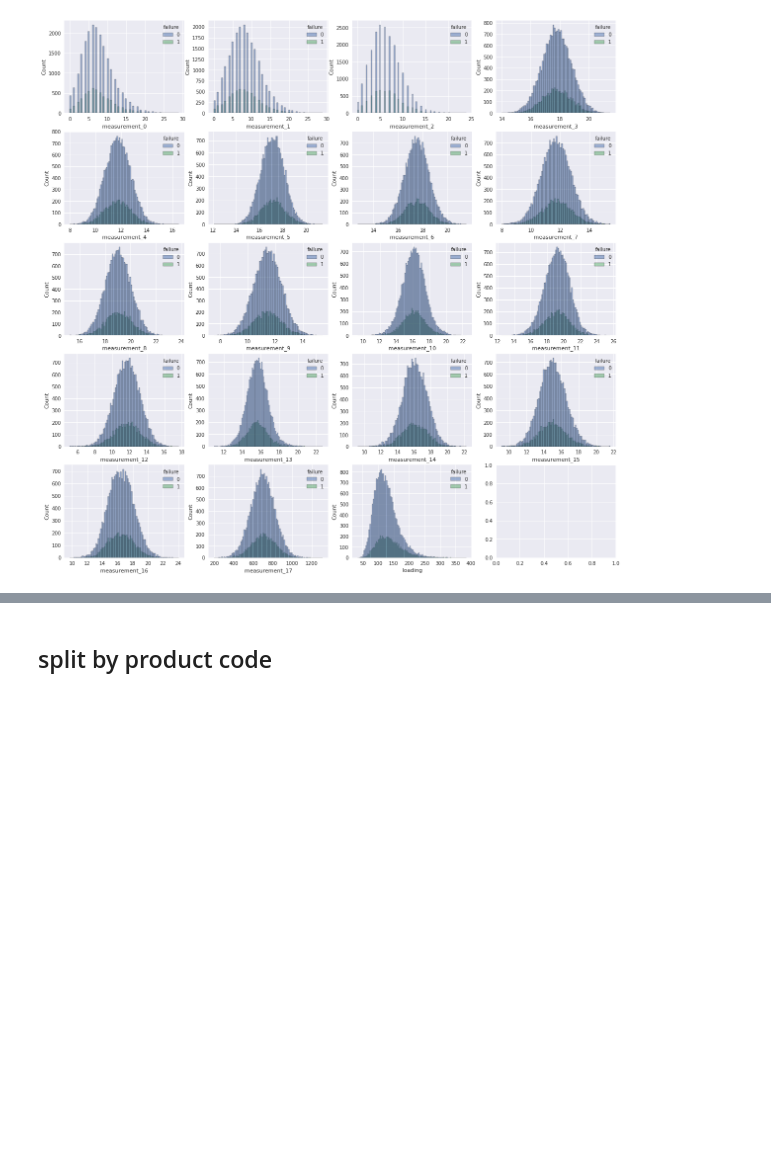
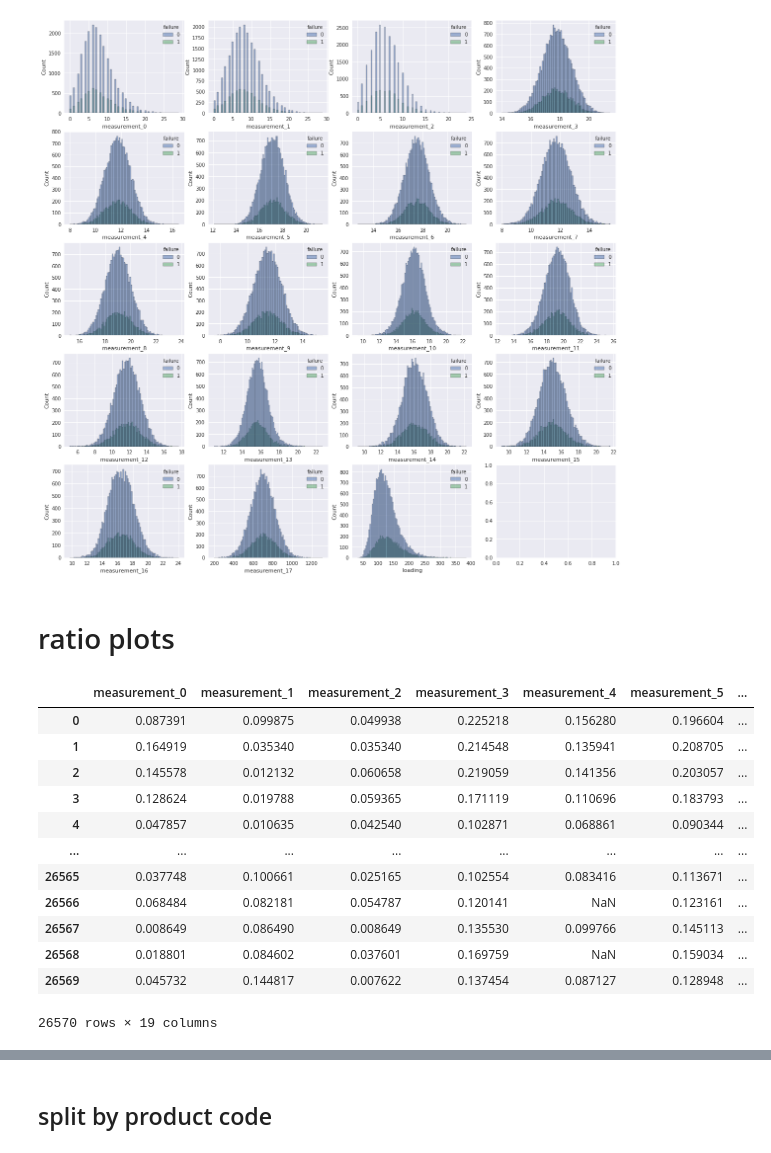
Before and after one commit to sdysch/kaggle, a Jupyter notebook: tps-aug-2022.ipynb, the cells around one changed output, grey strips where cells are left out. Cells and saved outputs as stored; diff of their text form; code cells hidden in the pictures; blank space fills up the shorter version.

```diff
--- a/tps-aug-2022.ipynb
+++ b/tps-aug-2022.ipynb
@@ -130,3 +130,28 @@ ax = ax.reshape(nrows, ncols)
 fig.show()
 # %% [output]
 [figure]
+# %% [markdown]
+# ratio plots
+# %%
+meas_cols = [f'measurement_{i}' for i in range(18)]
+meas_cols.extend(['failure'])
+df_train_copy = df_train[meas_cols].copy(deep=True)
+for var in df_train_copy.columns:
+    if var == 'failure':
+        continue
+    df_train_copy[var] /= df_train['loading']
+df_train_copy
+# %% [output]
+|  | measurement_0 | measurement_1 | measurement_2 | measurement_3 | measurement_4 | measurement_5 | ... |
+| 0 | 0.087391 | 0.099875 | 0.049938 | 0.225218 | 0.156280 | 0.196604 | ... |
+| 1 | 0.164919 | 0.035340 | 0.035340 | 0.214548 | 0.135941 | 0.208705 | ... |
+| 2 | 0.145578 | 0.012132 | 0.060658 | 0.219059 | 0.141356 | 0.203057 | ... |
+| 3 | 0.128624 | 0.019788 | 0.059365 | 0.171119 | 0.110696 | 0.183793 | ... |
+| 4 | 0.047857 | 0.010635 | 0.042540 | 0.102871 | 0.068861 | 0.090344 | ... |
+| ... | ... | ... | ... | ... | ... | ... | ... |
+| 26565 | 0.037748 | 0.100661 | 0.025165 | 0.102554 | 0.083416 | 0.113671 | ... |
+| 26566 | 0.068484 | 0.082181 | 0.054787 | 0.120141 | NaN | 0.123161 | ... |
+| 26567 | 0.008649 | 0.086490 | 0.008649 | 0.135530 | 0.099766 | 0.145113 | ... |
+| 26568 | 0.018801 | 0.084602 | 0.037601 | 0.169759 | NaN | 0.159034 | ... |
+| 26569 | 0.045732 | 0.144817 | 0.007622 | 0.137454 | 0.087127 | 0.128948 | ... |
+26570 rows × 19 columns
```
Also changed, not shown: parts of 6 cells of this notebook.
